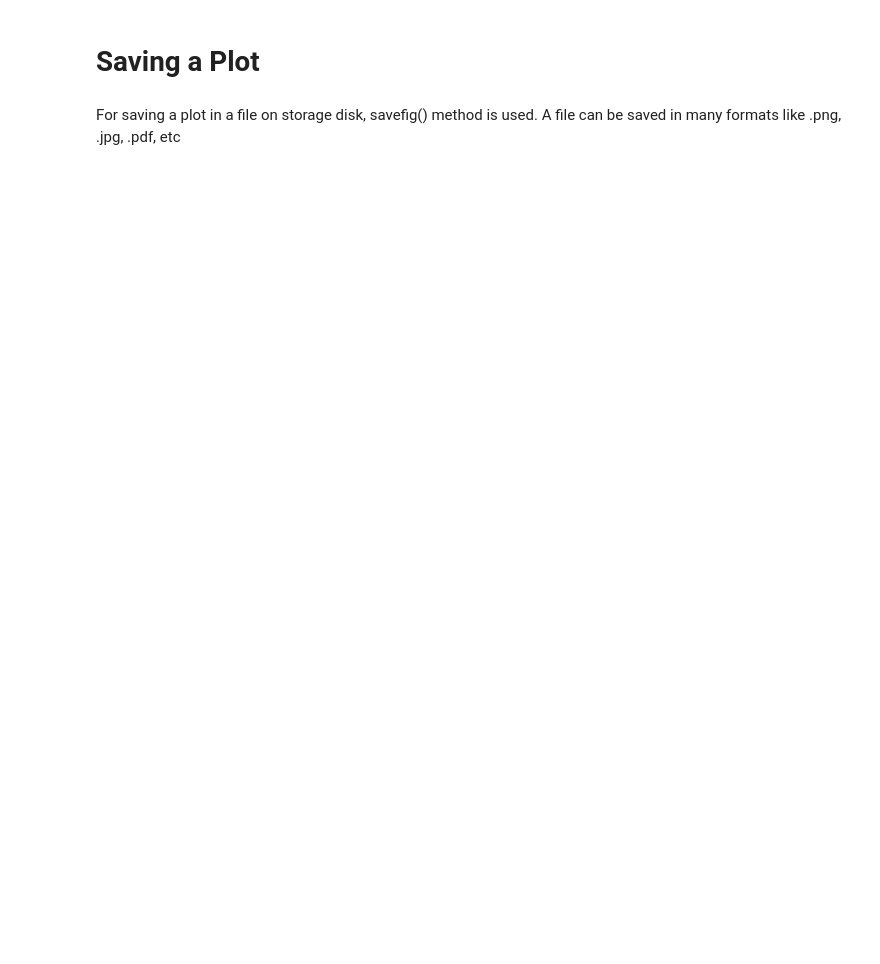
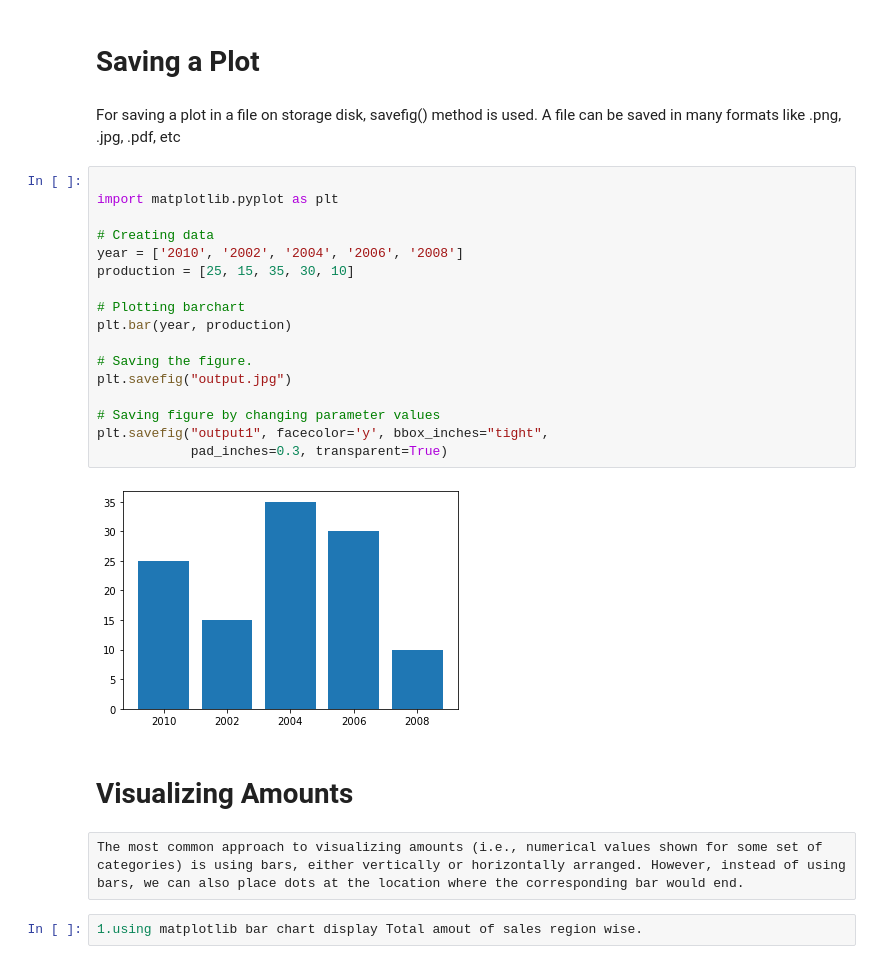
Before and after one commit to laxminavalagi/5thSem, a Jupyter notebook: Data_visualization_with_python.ipynb, the cells around one changed output. Drawn from its saved outputs; the diff is of its cells as text; blank space fills up the shorter version.

```diff
--- a/Data_visualization_with_python.ipynb
+++ b/Data_visualization_with_python.ipynb
@@ -529,3 +574,28 @@ plt.show()
 # Saving a Plot
 # %% [markdown]
 For saving a plot in a file on storage disk, savefig() method is used. A file can be saved in many formats like .png, .jpg, .pdf, etc
+# %%
+
+import matplotlib.pyplot as plt
+
+# Creating data
+year = ['2010', '2002', '2004', '2006', '2008']
+production = [25, 15, 35, 30, 10]
+
+# Plotting barchart
+plt.bar(year, production)
+
+# Saving the figure.
+plt.savefig("output.jpg")
+
+# Saving figure by changing parameter values
+plt.savefig("output1", facecolor='y', bbox_inches="tight",
+            pad_inches=0.3, transparent=True)
+# %% [output]
+[figure, added]
+# %% [markdown]
+# Visualizing Amounts
+# %% [raw]
+The most common approach to visualizing amounts (i.e., numerical values shown for some set of categories) is using bars, either vertically or horizontally arranged. However, instead of using bars, we can also place dots at the location where the corresponding bar would end.
+# %%
+1.using matplotlib bar chart display Total amout of sales region wise.
```
Also changed, not shown: parts of 26 cells of this notebook.
